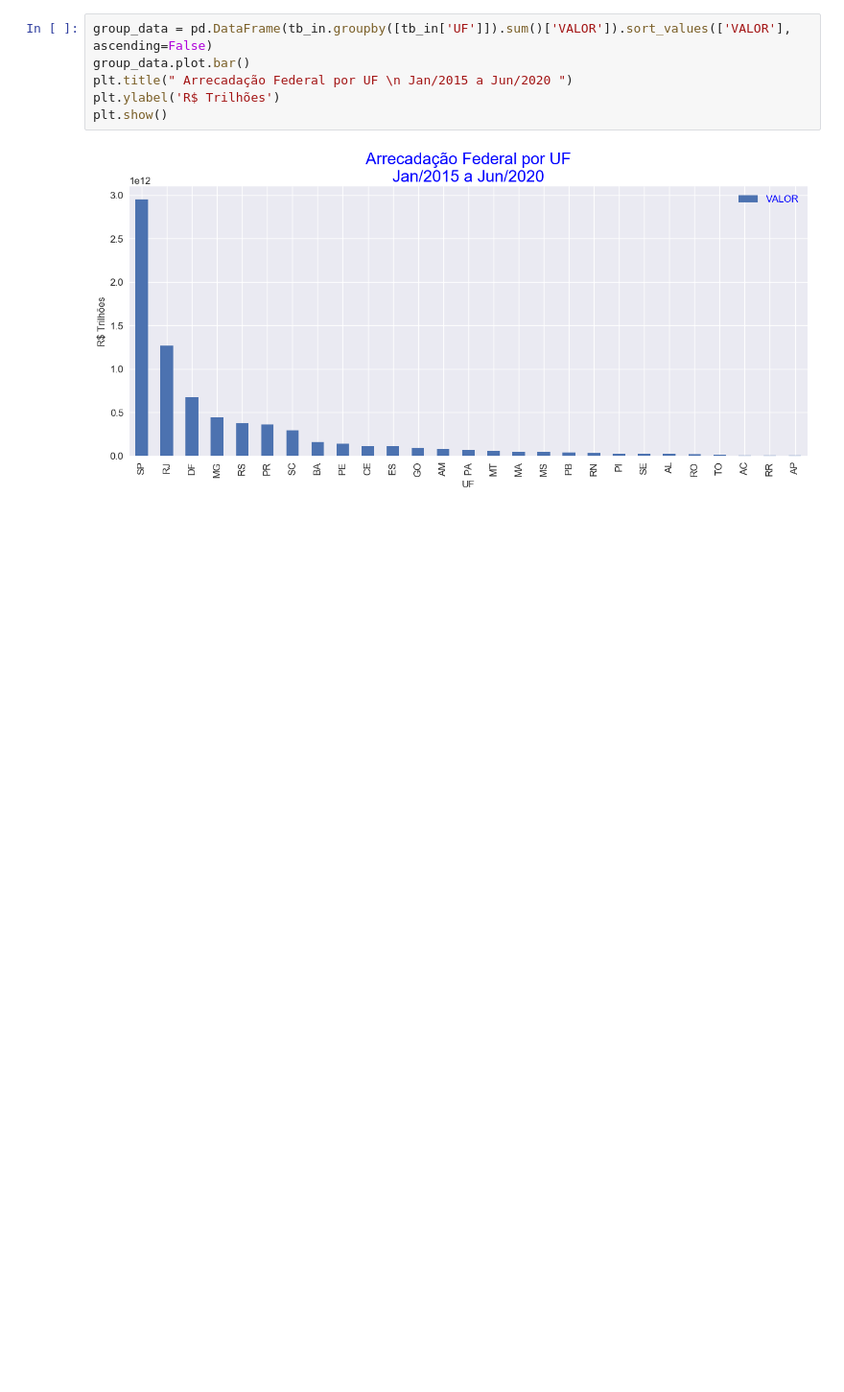
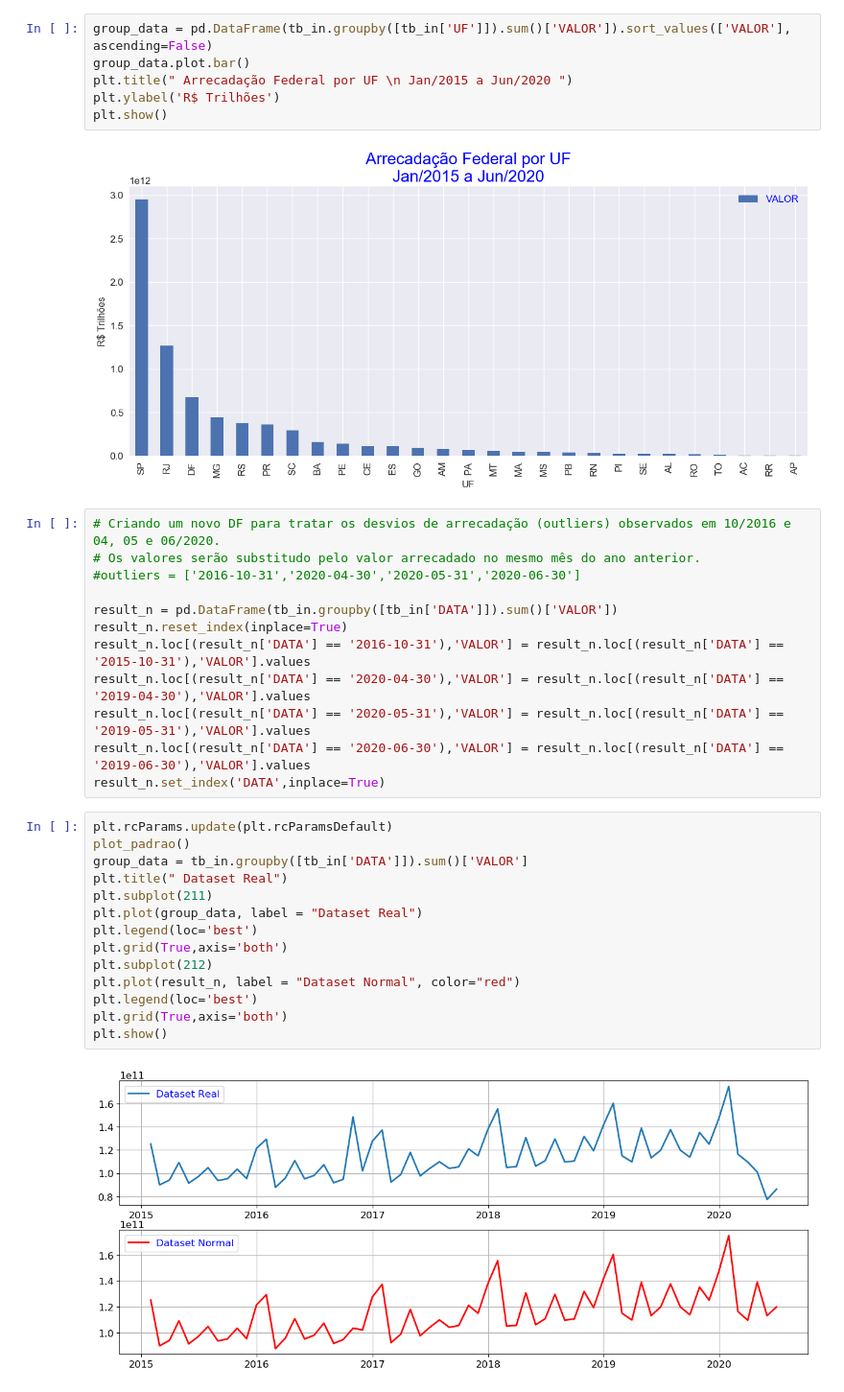
Before and after one commit to grmarcolini/TCC-Bigdata, a Jupyter notebook: 04-Dataset_Analisys.ipynb, the cells around one changed output. Shown at 96% size. Cells and saved outputs as stored; diff of their text form; blank space fills up the shorter version.

```diff
--- a/04-Dataset_Analisys.ipynb
+++ b/04-Dataset_Analisys.ipynb
@@ -284,3 +284,31 @@ plt.ylabel('R$ Trilhões')
 plt.show()
 # %% [output]
 [figure]
+# %%
+# Criando um novo DF para tratar os desvios de arrecadação (outliers) observados em 10/2016 e 04, 05 e 06/2020.
+# Os valores serão substitudo pelo valor arrecadado no mesmo mês do ano anterior.
+#outliers = ['2016-10-31','2020-04-30','2020-05-31','2020-06-30']
+
+result_n = pd.DataFrame(tb_in.groupby([tb_in['DATA']]).sum()['VALOR'])
+result_n.reset_index(inplace=True)
+result_n.loc[(result_n['DATA'] == '2016-10-31'),'VALOR'] = result_n.loc[(result_n['DATA'] == '2015-10-31'),'VALOR'].values
+result_n.loc[(result_n['DATA'] == '2020-04-30'),'VALOR'] = result_n.loc[(result_n['DATA'] == '2019-04-30'),'VALOR'].values
+result_n.loc[(result_n['DATA'] == '2020-05-31'),'VALOR'] = result_n.loc[(result_n['DATA'] == '2019-05-31'),'VALOR'].values
+result_n.loc[(result_n['DATA'] == '2020-06-30'),'VALOR'] = result_n.loc[(result_n['DATA'] == '2019-06-30'),'VALOR'].values
+result_n.set_index('DATA',inplace=True)
+# %%
+plt.rcParams.update(plt.rcParamsDefault)
+plot_padrao()
+group_data = tb_in.groupby([tb_in['DATA']]).sum()['VALOR']
+plt.title(" Dataset Real")
+plt.subplot(211)
+plt.plot(group_data, label = "Dataset Real")
+plt.legend(loc='best')
+plt.grid(True,axis='both')
+plt.subplot(212)
+plt.plot(result_n, label = "Dataset Normal", color="red")
+plt.legend(loc='best')
+plt.grid(True,axis='both')
+plt.show()
+# %% [output]
+[figure, added]
```
Also changed, not shown: parts of 1 cell of this notebook.
